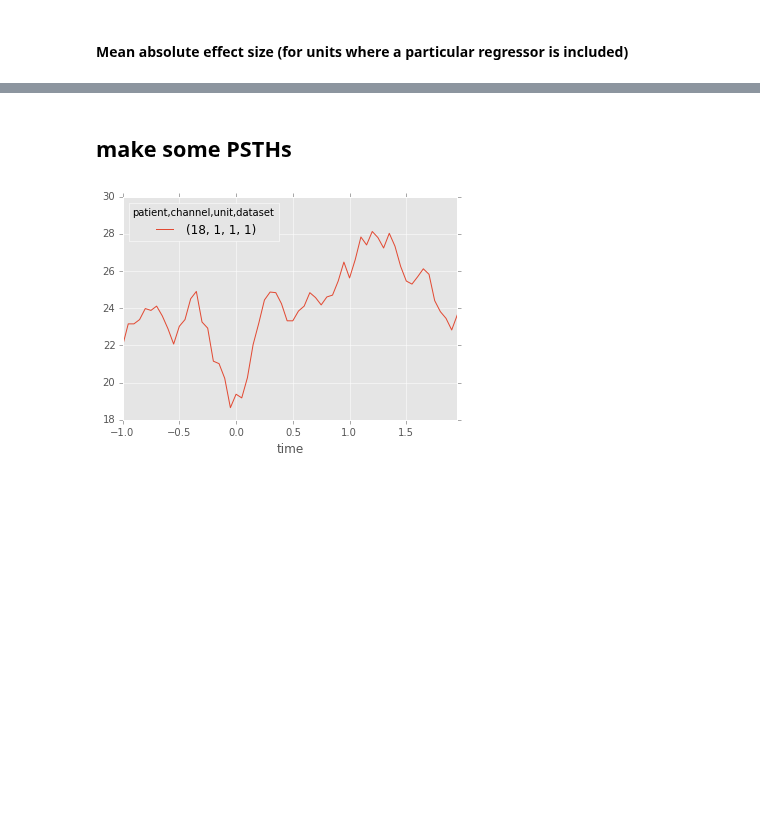
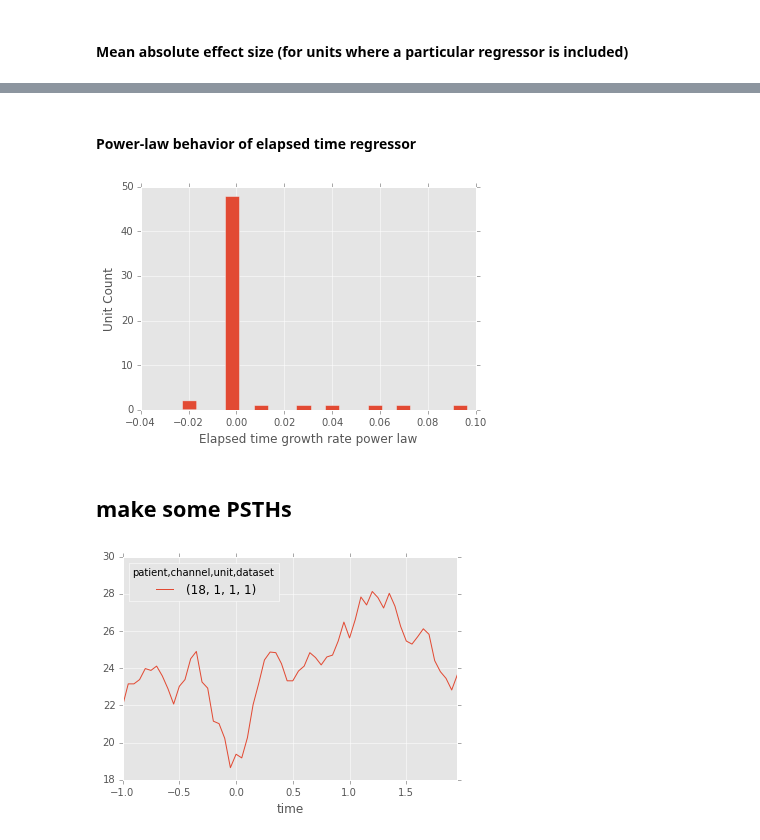
Before and after one commit to jmxpearson/hephys, a Jupyter notebook: bartc/spike_analysis_scratch.ipynb, the cells around one changed output, grey strips where cells are left out. Cells and saved outputs as stored; diff of their text form; code cells hidden in the pictures; blank space fills up the shorter version.

```diff
--- a/bartc/spike_analysis_scratch.ipynb
+++ b/bartc/spike_analysis_scratch.ipynb
@@ -152,3 +156,13 @@ plt.ylabel('Unit Count');
+# %% [markdown]
+#### Power-law behavior of elapsed time regressor
+# %%
+et_eff = effects['elapsed_time']
+et_eff = np.log(et_eff/100 + 1)  # actual beta from the regression
+et_eff.plot(kind='hist', bins=20);
+plt.xlabel('Elapsed time growth rate power law');
+plt.ylabel('Unit Count');
+# %% [output]
+[figure, added]
 # %% [markdown]
 ## make some PSTHs
 # %%
```
Also changed, not shown: parts of 6 cells of this notebook, 1 other file.
